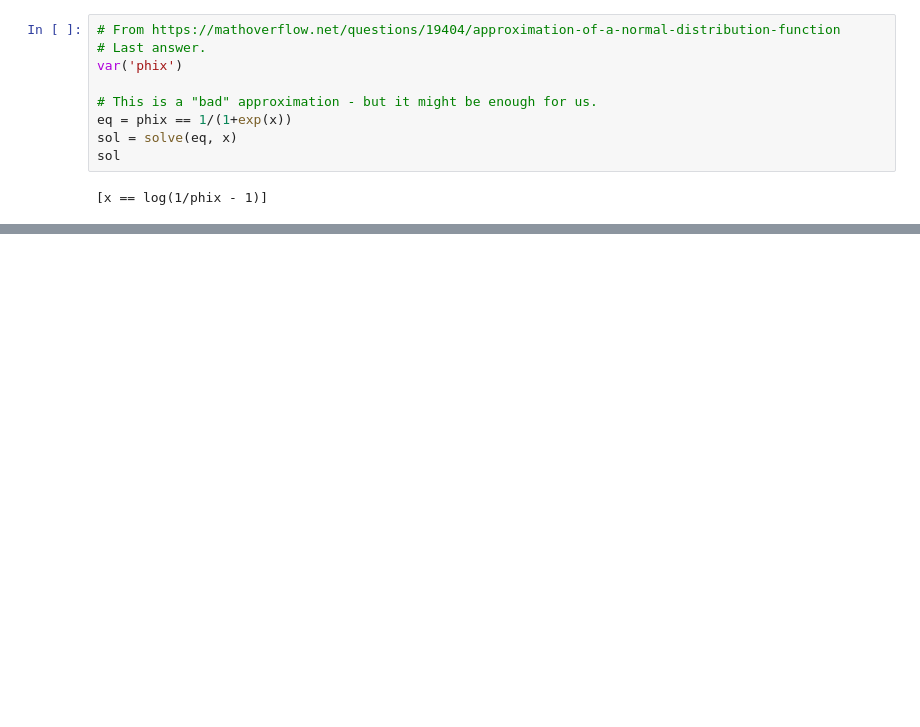
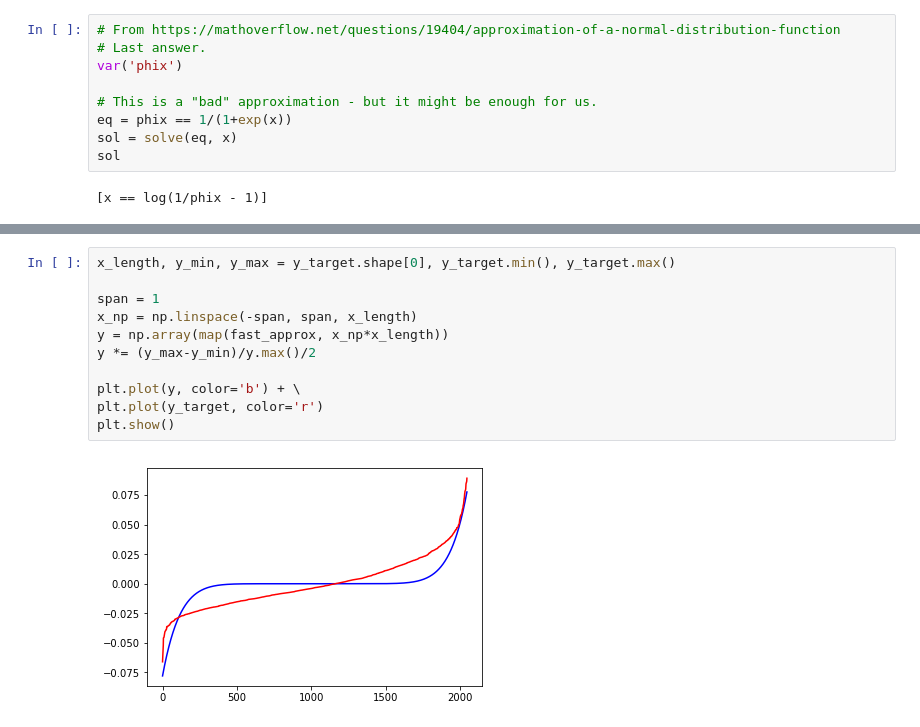
Before and after one commit to vatai/NNC, a Jupyter notebook: jupyter/normal-cdf-approx.ipynb, the cells around one changed output, grey strips where cells are left out. Drawn from its saved outputs; the diff is of its cells as text; blank space fills up the shorter version.

```diff
--- a/jupyter/normal-cdf-approx.ipynb
+++ b/jupyter/normal-cdf-approx.ipynb
@@ -38,0 +52,13 @@ p1+p2
+# %%
+x_length, y_min, y_max = y_target.shape[0], y_target.min(), y_target.max()
+
+span = 1
+x_np = np.linspace(-span, span, x_length)
+y = np.array(map(fast_approx, x_np*x_length))
+y *= (y_max-y_min)/y.max()/2
+
+plt.plot(y, color='b') + \
+plt.plot(y_target, color='r')
+plt.show()
+# %% [output]
+[figure, added]
```
Also changed, not shown: parts of 6 cells of this notebook.
